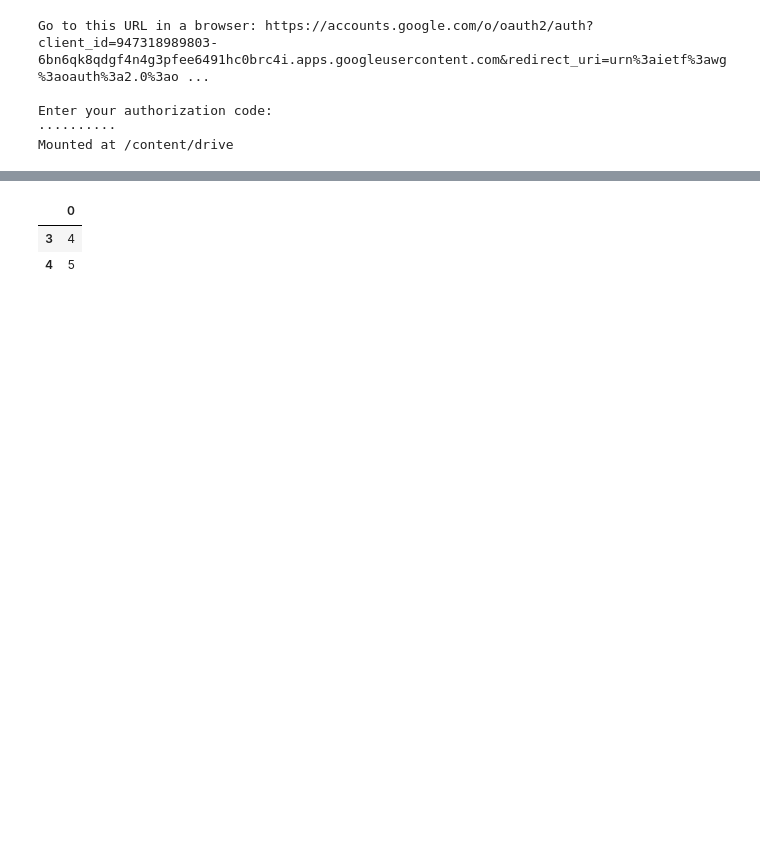
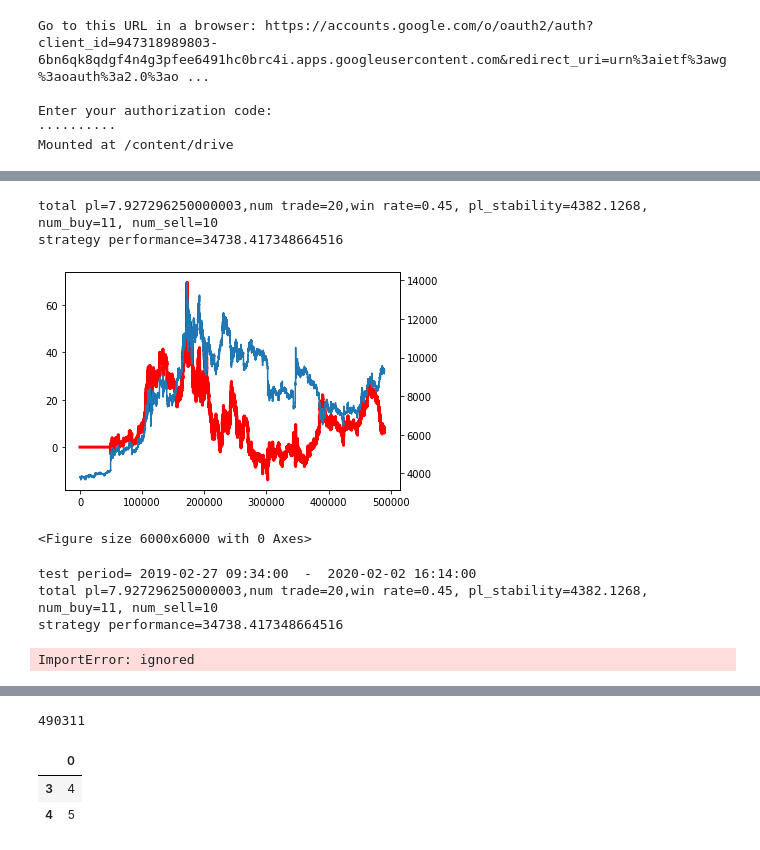
Before and after one commit to alunfes/mex-bot, a Jupyter notebook: Lgb_BPSP6.ipynb, the cells around one changed output, grey strips where cells are left out. Saved outputs shown, nothing was run; the diff lists cells and outputs as text; code cells hidden in the pictures; blank space fills up the shorter version.

```diff
--- a/Lgb_BPSP6.ipynb
+++ b/Lgb_BPSP6.ipynb
@@ -3636,0 +3851,51 @@ len(test_xb)
+# %%
+sim = Sim()
+ac = None
+ac = SimAccount()
+start_ind_log = 0
+end_ind_log = 0
+last_test_len = 0
+test_start_ind = 0
+
+gra_ma_period = 8500
+gra_ma_kijun = 0.1
+
+lgbmodel = LgbModel()
+train_df = df2.iloc[test_start_ind - train_len : test_start_ind].copy()
+test_df = df2.iloc[kijun_period + test_start_ind:kijun_period + test_start_ind + test_len].copy()
+train_xb, test_xb, train_yb, test_yb, valid_xb, valid_yb, opt_xb, opt_yb = lgbmodel.generate_bpsp_data(train_df, test_df, opt_len, valid_size, random_state)
+#train_xb, test_xb, train_yb, test_yb, valid_xb, valid_yb, opt_xb, opt_yb = lgbmodel.generate_bpsp_data2(train_df, test_df, opt_len, valid_size, random_state)
+
+if list(train_xb.columns) == list(test_xb.columns) == list(valid_xb.columns):
+    pass
+else:
+    print('train col, test col, valid col are not matched!')
+
+start_ind = OneMinMarketData.check_matched_dt(test_xb, df2)
+last_day = True
+ac = sim.sim_trend_follow(start_ind, test_len, gra_ma_period, gra_ma_kijun, ac)
+print('total pl={},num trade={},win rate={}, pl_stability={}, num_buy={}, num_sell={}'.format(ac.total_pl,ac.num_trade,ac.win_rate, ac.pl_stability, ac.num_buy,ac.num_sell))
+print('strategy performance={}'.format(ac.total_pl * ac.pl_stability))
+
+
+fig, ax1 = plt.subplots()
+plt.figure(figsize=(30,30),dpi=200)
+ax1.plot(ac.performance_total_pl_log,color='red',linewidth = 3.0,label='pl')
+ax2 = ax1.twinx()
+ax2.plot(OneMinMarketData.ohlc.close[start_ind:start_ind + test_len])
+plt.show()
+print('test period=', OneMinMarketData.ohlc.dt[start_ind], ' - ', OneMinMarketData.ohlc.dt[start_ind + test_len])
+print('total pl={},num trade={},win rate={}, pl_stability={}, num_buy={}, num_sell={}'.format(ac.total_pl,ac.num_trade,ac.win_rate, ac.pl_stability, ac.num_buy,ac.num_sell))
+print('strategy performance={}'.format(ac.total_pl * ac.pl_stability))
+
+
+ac.log_data_df
+# %% [output]
+total pl=7.927296250000003,num trade=20,win rate=0.45, pl_stability=4382.1268, num_buy=11, num_sell=10
+strategy performance=34738.417348664516
+[figure, added]
+<Figure size 6000x6000 with 0 Axes>
+test period= 2019-02-27 09:34:00  -  2020-02-02 16:14:00
+total pl=7.927296250000003,num trade=20,win rate=0.45, pl_stability=4382.1268, num_buy=11, num_sell=10
+strategy performance=34738.417348664516
+ImportError: ignored
@@ -3637,3 +3916,7 @@ len(test_xb)
+# %%
+start_ind
+# %% [output]
+490311
 # %%
 for op in opt_ac_list:
     print(op.total_pl)
```
Also changed, not shown: parts of 19 cells of this notebook, 5 other files.
